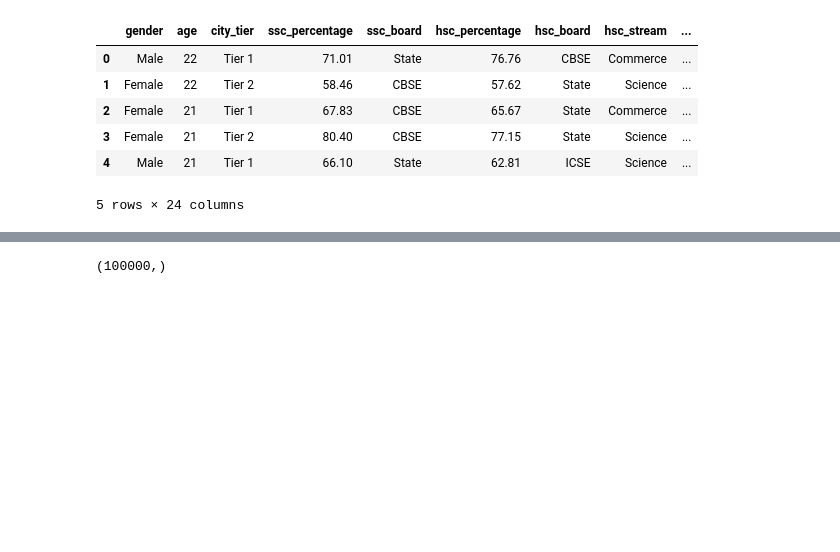
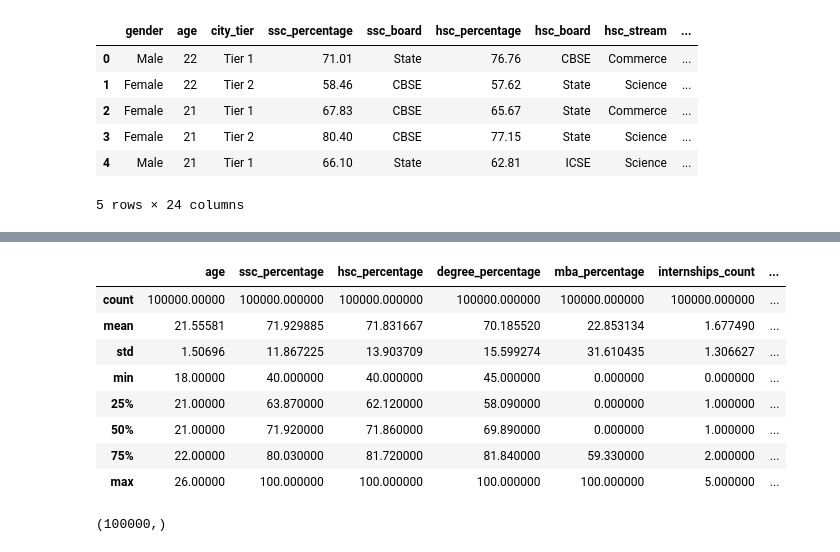
Before and after one commit to TheDurodola/CampusPlacement, a Jupyter notebook: campus_placement/campus_placement_data.ipynb, the cells around one changed output, grey strips where cells are left out. Drawn from its saved outputs; the diff is of its cells as text; code cells hidden in the pictures; blank space fills up the shorter version.

```diff
--- a/campus_placement/campus_placement_data.ipynb
+++ b/campus_placement/campus_placement_data.ipynb
@@ -97,3 +118,15 @@ data.head()
+# %%
+data.describe()
+# %% [output]
+|  | age | ssc_percentage | hsc_percentage | degree_percentage | mba_percentage | internships_count | ... |
+| count | 100000.00000 | 100000.000000 | 100000.000000 | 100000.000000 | 100000.000000 | 100000.000000 | ... |
+| mean | 21.55581 | 71.929885 | 71.831667 | 70.185520 | 22.853134 | 1.677490 | ... |
+| std | 1.50696 | 11.867225 | 13.903709 | 15.599274 | 31.610435 | 1.306627 | ... |
+| min | 18.00000 | 40.000000 | 40.000000 | 45.000000 | 0.000000 | 0.000000 | ... |
+| 25% | 21.00000 | 63.870000 | 62.120000 | 58.090000 | 0.000000 | 1.000000 | ... |
+| 50% | 21.00000 | 71.920000 | 71.860000 | 69.890000 | 0.000000 | 1.000000 | ... |
+| 75% | 22.00000 | 80.030000 | 81.720000 | 81.840000 | 59.330000 | 2.000000 | ... |
+| max | 26.00000 | 100.000000 | 100.000000 | 100.000000 | 100.000000 | 5.000000 | ... |
 # %%
 X = data.drop(columns=['placed', 'salary_lpa'], axis=1)
 # %%
```
Also changed, not shown: parts of 2 cells of this notebook, 5 other files.
